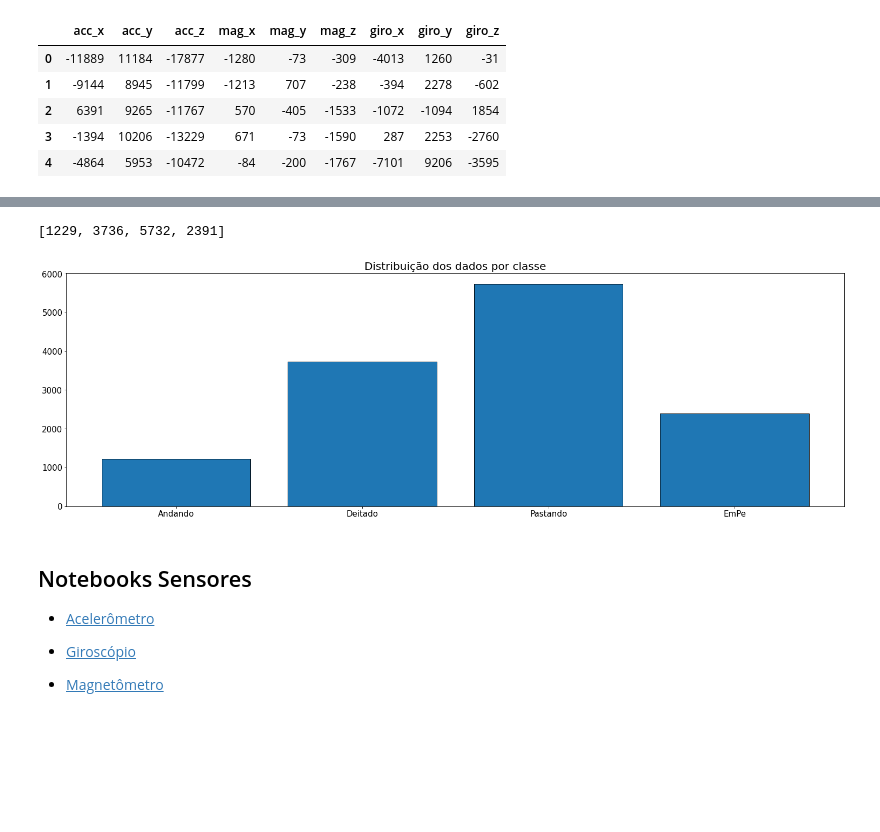
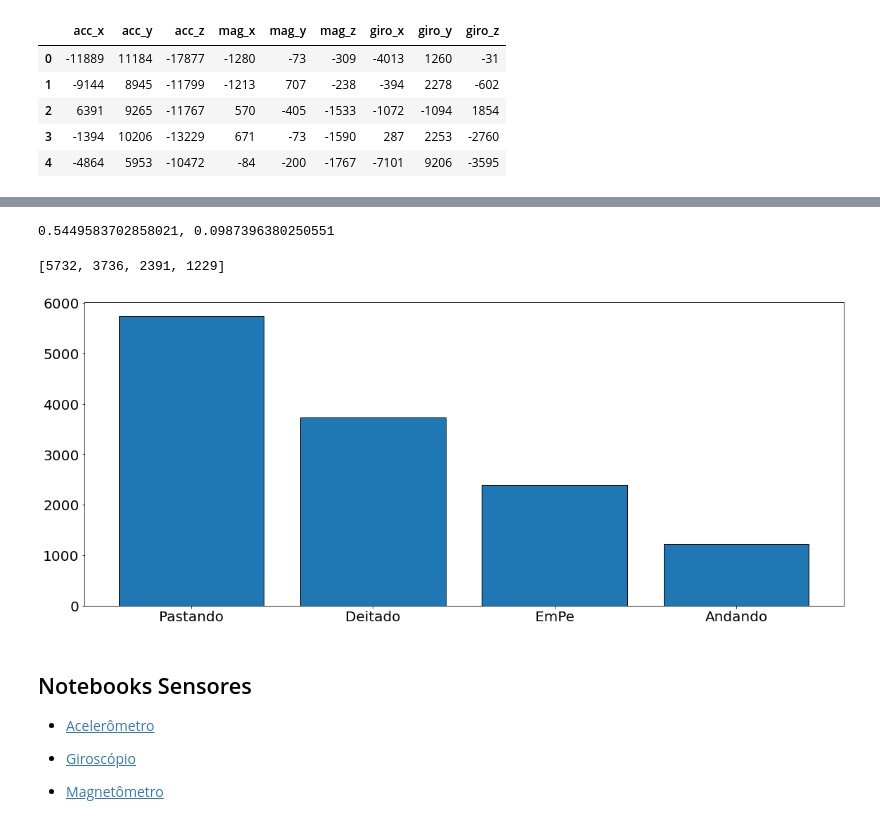
Before and after one commit to andssuu/redes_neurais_pos, a Jupyter notebook: projeto/notebooks/main.ipynb, the cells around one changed output, grey strips where cells are left out. Drawn from its saved outputs; the diff is of its cells as text; code cells hidden in the pictures; blank space fills up the shorter version.

```diff
--- a/projeto/notebooks/main.ipynb
+++ b/projeto/notebooks/main.ipynb
@@ -73,15 +88,20 @@ data.head()
+# %%
+d= data_normalized.iloc[:, 0]
+print("{}, {}".format(np.mean(d), np.std(d)))
+# %% [output]
+0.5449583702858021, 0.0987396380250551
 # %%
-fig = plt.figure(figsize=(20, 6))
-plt.rcParams.update({'font.size': 15})
+fig = plt.figure(figsize=(15, 6))
+plt.rcParams.update({'font.size': 20})
 ax = fig.add_axes([0,1,1,1])
 comportamentos = list(set(df.comportamento.values))
-ax.set_title('Distribuição dos dados por classe', fontsize=20)
+#ax.set_title('Distribuição dos dados por classe', fontsize=30)
 count_list = [sum(df.comportamento==comportamento) for comportamento in comportamentos]
 ax.bar(comportamentos, count_list, edgecolor='black')
 count_list
 # %% [output]
-[1229, 3736, 5732, 2391]
+[5732, 3736, 2391, 1229]
-[figure, old version]
+[figure, new version]
 # %% [markdown]
 
 ## Notebooks Sensores
```
Also changed, not shown: parts of 8 cells of this notebook.
